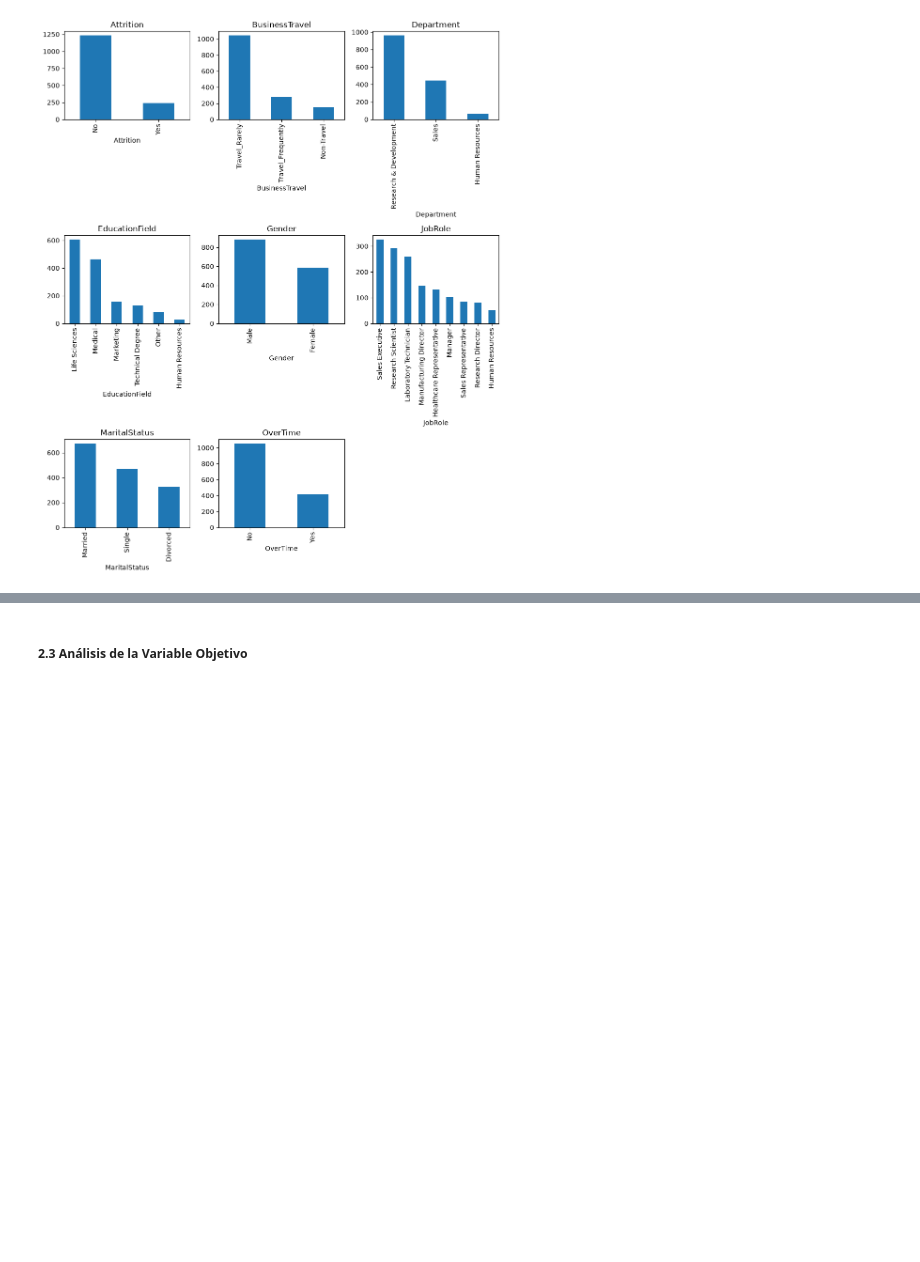
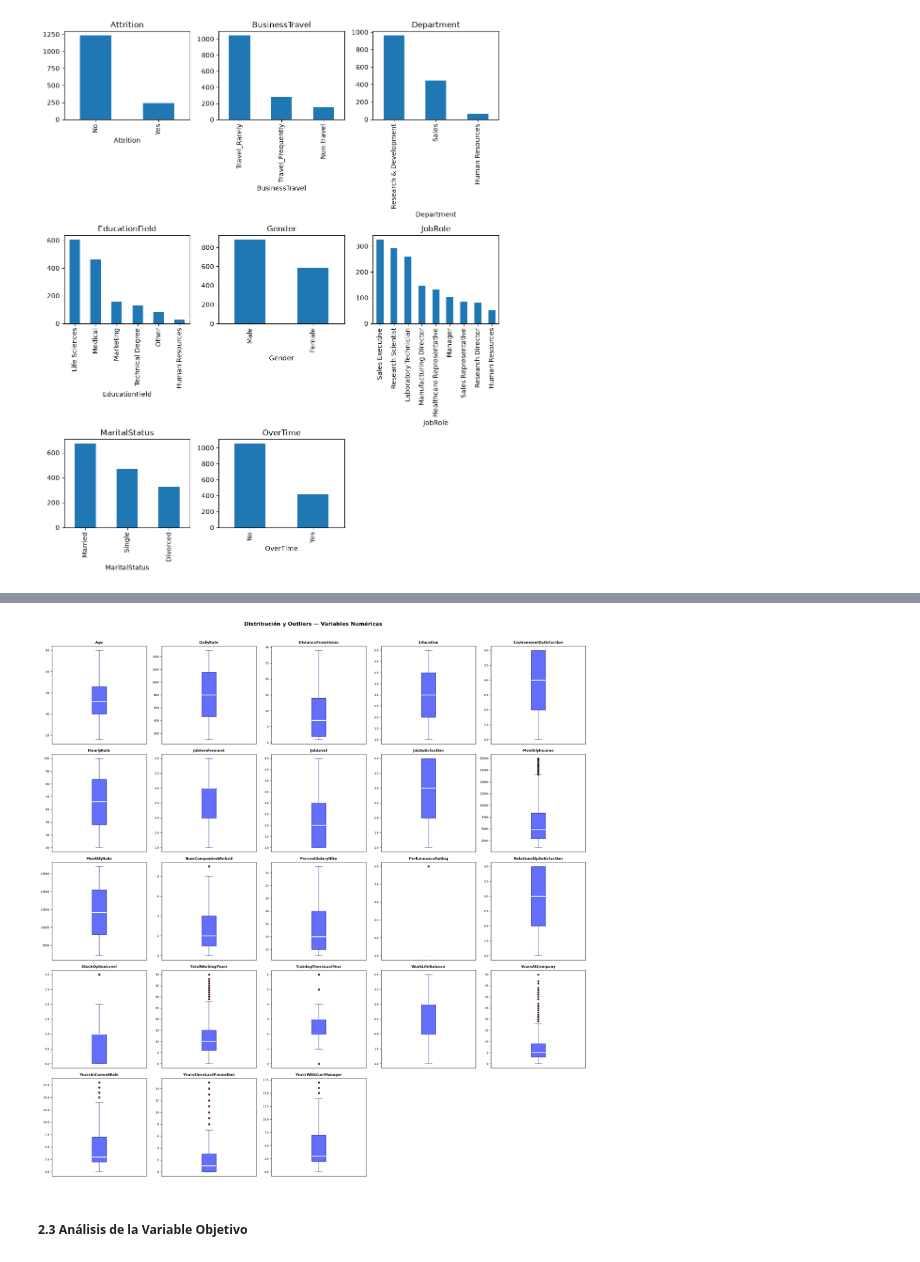
Before and after one commit to d4nd14z/DataAnalytics-HumanResources, a Jupyter notebook: notebooks/humanresources.ipynb, the cells around one changed output, grey strips where cells are left out. Cells and saved outputs as stored; diff of their text form; code cells hidden in the pictures; blank space fills up the shorter version.

Commit message:
(003) - Se agrega análisis de valores atípicos para las variables numéricas del DataFrame

```diff
--- a/notebooks/humanresources.ipynb
+++ b/notebooks/humanresources.ipynb
@@ -174,3 +195,18 @@ plt.tight_layout()
 plt.show()
 # %% [output]
 [figure]
+# %%
+numericas = df.select_dtypes(include='number').columns # Seleccionar columnas numéricas
+outlier_resumen = []
+for col in numericas:
+    Q1 = df[col].quantile(0.25)
+    Q3 = df[col].quantile(0.75)
+    IQR = Q3 - Q1
+    n_outliers = ((df[col] < Q1 - 1.5 * IQR) | (df[col] > Q3 + 1.5 * IQR)).sum()
+    outlier_resumen.append({
+        'Variable': col,
+        'Outliers': n_outliers,
+        'Porcentaje (%)': round(n_outliers / len(df) * 100, 2)
+    })
+
+pd.DataFrame(outlier_resumen).sort_values('Outliers', ascending=False)
@@ -177,3 +231,34 @@ plt.show()
+# %%
+numericas = df.select_dtypes(include='number').columns # Seleccionar columnas numéricas
+n_vars = len(numericas)
+n_cols = 5
+n_rows = math.ceil(n_vars / n_cols)
+
+fig, axes = plt.subplots(n_rows, n_cols, figsize=(20, n_rows * 4))
+axes = axes.flatten()
+
+for i, col in enumerate(numericas):
+    axes[i].boxplot(df[col], patch_artist=True,
+                    boxprops=dict(facecolor='#636EFA', color='#2a2a8f'),
+                    medianprops=dict(color='white', linewidth=2),
+                    whiskerprops=dict(color='#2a2a8f'),
+                    capprops=dict(color='#2a2a8f'),
+                    flierprops=dict(marker='o', color='#EF553B',
+                                   markerfacecolor='#EF553B', markersize=4))
+    axes[i].set_title(col, fontsize=9, fontweight='bold')
+    axes[i].tick_params(axis='y', labelsize=7)
+    axes[i].tick_params(axis='x', bottom=False, labelbottom=False)
+
+# Ocultar subplots sobrantes
+for j in range(i + 1, len(axes)):
+    axes[j].set_visible(False)
+
+fig.suptitle('Distribución y Outliers — Variables Numéricas',
+             fontsize=14, fontweight='bold', y=1.01)
+plt.tight_layout()
+plt.show()
+# %% [output]
+[figure, added]
 # %% [markdown]
 ##### 2.3 Análisis de la Variable Objetivo
 # %%
```
Also changed, not shown: parts of 4 cells of this notebook, 1 other file.
